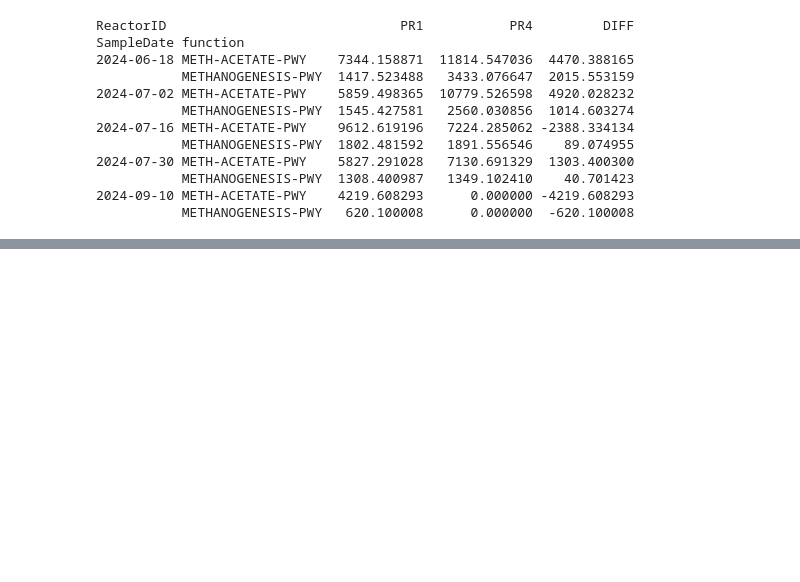
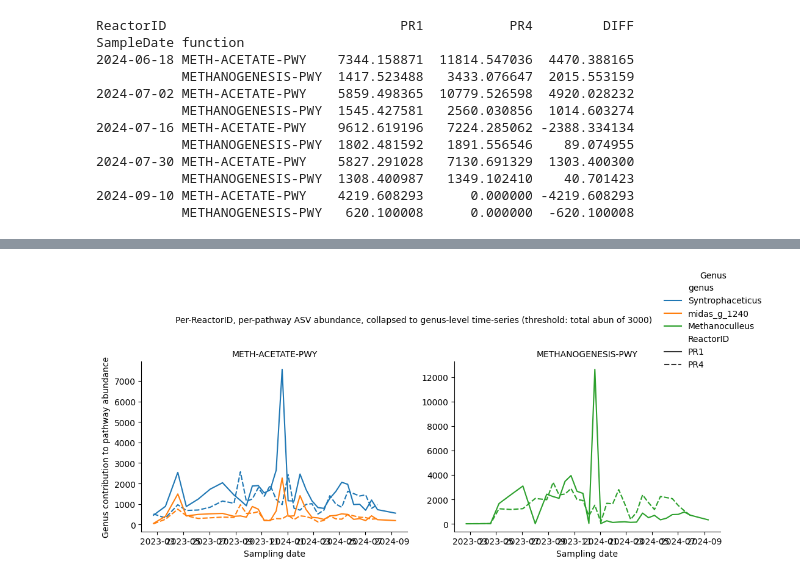
Before and after one commit to PachacutiX/Meta2Insight, a Jupyter notebook: code/picrust2_testruns/stratified/temp_differences.ipynb, the cells around one changed output, grey strips where cells are left out. Cells and saved outputs as stored; diff of their text form; code cells hidden in the pictures; blank space fills up the shorter version.

Commit message:
Added per-ReactorID, per-pathway ASV abundance, collapsed to genus-level time-series

```diff
--- a/code/picrust2_testruns/stratified/temp_differences.ipynb
+++ b/code/picrust2_testruns/stratified/temp_differences.ipynb
@@ -706,5 +688,79 @@ SampleDate function
 2024-09-10 METH-ACETATE-PWY    4219.608293      0.000000 -4219.608293
            METHANOGENESIS-PWY   620.100008      0.000000  -620.100008
 # %%
-print(df_meta.head())
+### Time series per-setup per-pathway ASV abundance, collapsed to genus-level
+
+# Keep what's needed
+df = df_path_abun[["sample","function","taxon","taxon_function_abun"]].copy()
+
+# Map taxonomy
+df = df.merge(df_tax[["taxon","taxonomy"]], on="taxon", how="left")
+
+# Keep only the barcodes of interest
+filtered_meta = df_meta.loc[df_meta["Barcode"].isin(barcodes),
+                            ["Barcode","ReactorID","SampleDate"]].copy()
+filtered_meta = filtered_meta.rename(columns={"Barcode":"sample"})
+
+# Join metadata
+df = df.merge(filtered_meta, on="sample", how="inner")
+
+# Parse date
+df["SampleDate"] = pd.to_datetime(df["SampleDate"], errors="coerce")
+
+# Extract genus
+df["genus"] = (df["taxonomy"].astype(str)
+               .str.extract(r"g__\s*([^;]+)", expand=False)
+               .str.strip())
+
+# Numeric abundance
+df["taxon_function_abun"] = pd.to_numeric(df["taxon_function_abun"], errors="coerce").fillna(0)
+
+# Collapse ASV → genus per (pathway, setup, date)
+df_col = (df.groupby(["function","genus","ReactorID","SampleDate"], as_index=False)["taxon_function_abun"]
+            .sum()
+            .rename(columns={"taxon_function_abun":"genus_contribution"}))
+
+
+# Filter for desired pathways
+df_col = df_col[df_col["function"].isin(pathways)].copy()
+
+
+
+## Introduce threshold
+
+# set your thresholds
+min_total = 3000      # minimal total contribution across all dates
+min_nonzero_dates = 2 # require signal on at least this many dates
+
+# totals and nonzero counts per (ReactorID, function, genus)
+tot = (df_col.groupby(["ReactorID","function","genus"])["genus_contribution"]
+             .transform("sum"))
+nz  = (df_col.groupby(["ReactorID","function","genus"])["genus_contribution"]
+             .transform(lambda s: (s > 0).sum()))
+
+df_plot = df_col[(tot >= min_total) & (nz >= min_nonzero_dates)].copy()
+
+
+
+## Scatterplot
+g = sns.relplot(
+    data=df_plot,
+    x="SampleDate",
+    y="genus_contribution",
+    hue="genus",          # color = genus
+    style="ReactorID",    # line style = setup
+    col="function",       # one panel per pathway
+    kind="line",
+    errorbar=None,
+    height=4, aspect=1.1,
+    facet_kws={"sharex": True, "sharey": False}
+)
+
+g.set_axis_labels("Sampling date", "Genus contribution to pathway abundance")
+g.set_titles("{col_name}")
+g.fig.suptitle("Per-ReactorID, per-pathway ASV abundance, collapsed to genus-level time-series (threshold: total abun of 3000)", fontsize=10, y=1.03)
+g._legend.set_bbox_to_anchor((1.05, 1))  # move legend outside
+g._legend.set_title("Genus", "ReactorID")
+plt.tight_layout()
+plt.show()
 # %% [output]
@@ -716,0 +777 @@ print(df_meta.head())
+[figure, added]
```
Also changed, not shown: parts of 3 cells of this notebook.
